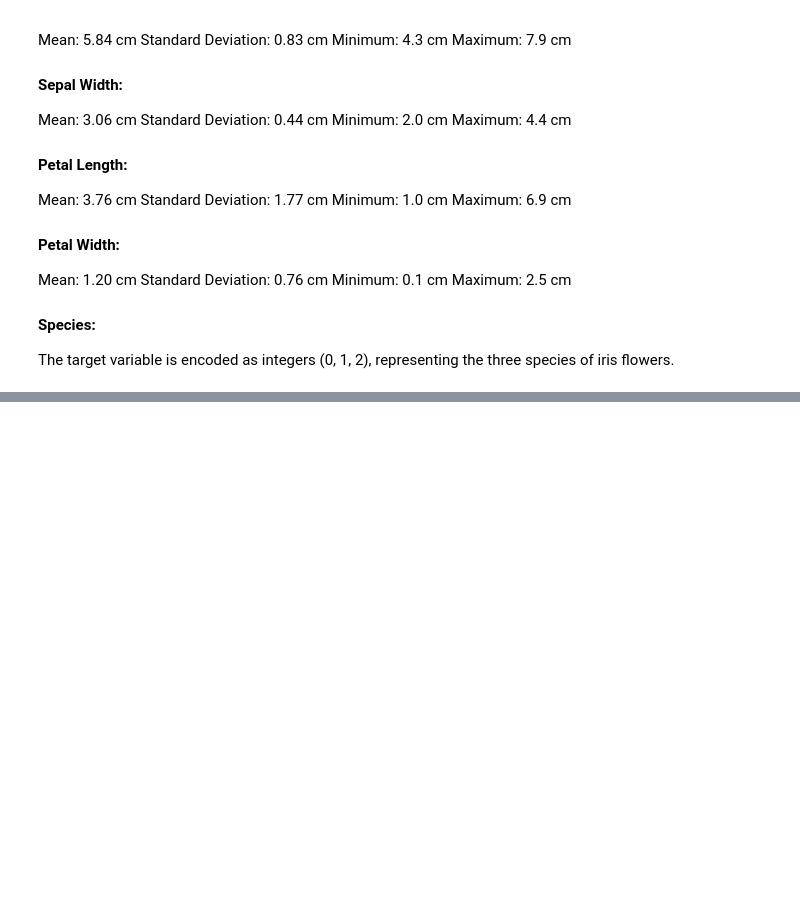
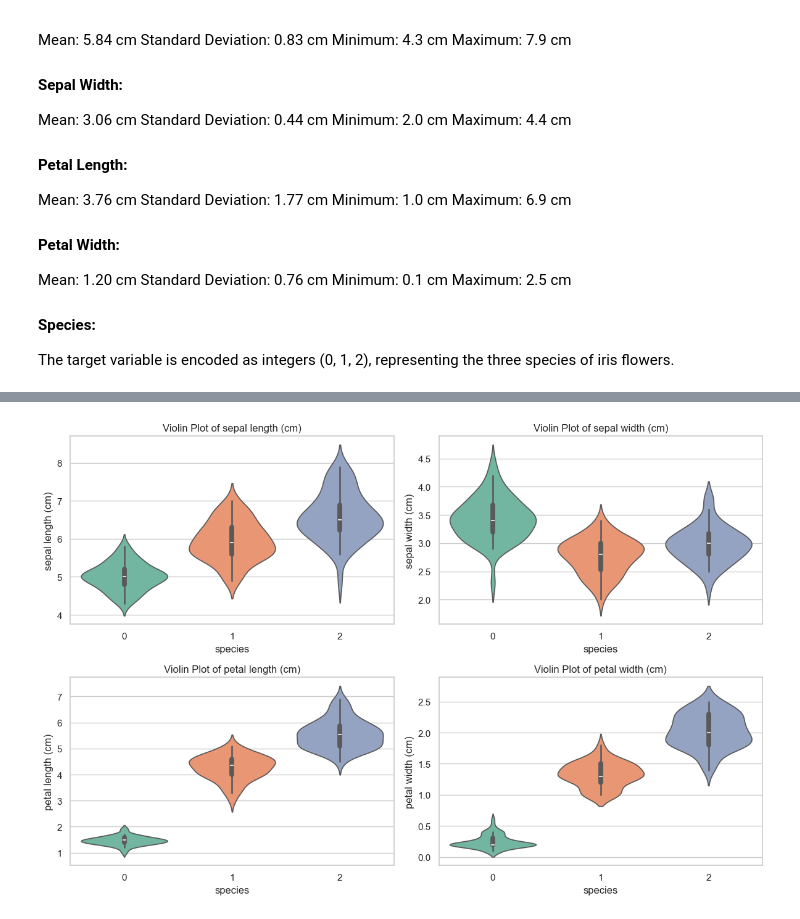
Before and after one commit to mayssemhannachi/LGMVIP-DataScience-Task-1, a Jupyter notebook: Iris_Flower_Classification.ipynb, the cells around one changed output, grey strips where cells are left out. Saved outputs shown, nothing was run; the diff lists cells and outputs as text; code cells hidden in the pictures; blank space fills up the shorter version.

```diff
--- a/Iris_Flower_Classification.ipynb
+++ b/Iris_Flower_Classification.ipynb
@@ -147,0 +175,11 @@ The target variable is encoded as integers (0, 1, 2), representing the three spe
+# %%
+# Violin plot to understand the distribution and density of each feature
+plt.figure(figsize=(12, 8))
+for i, column in enumerate(df.columns[:-1], 1):
+    plt.subplot(2, 2, i)
+    sns.violinplot(x='species', y=column, data=df, hue='species', palette="Set2", legend=False)
+    plt.title(f'Violin Plot of {column}')
+plt.tight_layout()
+plt.show()
+# %% [output]
+[figure, added]
```
Also changed, not shown: parts of 4 cells of this notebook.
